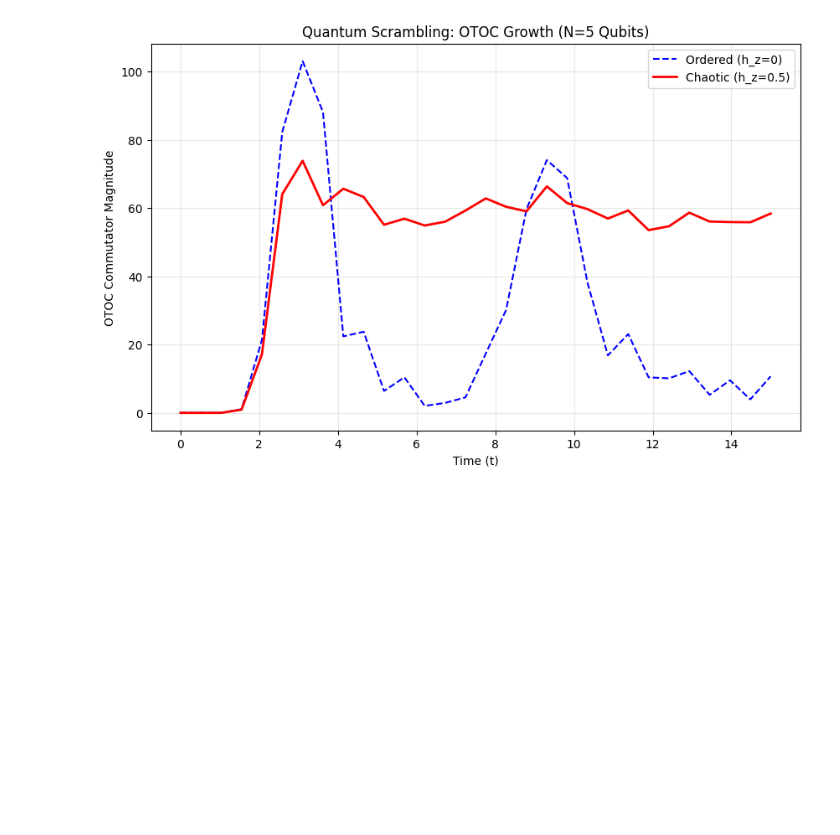
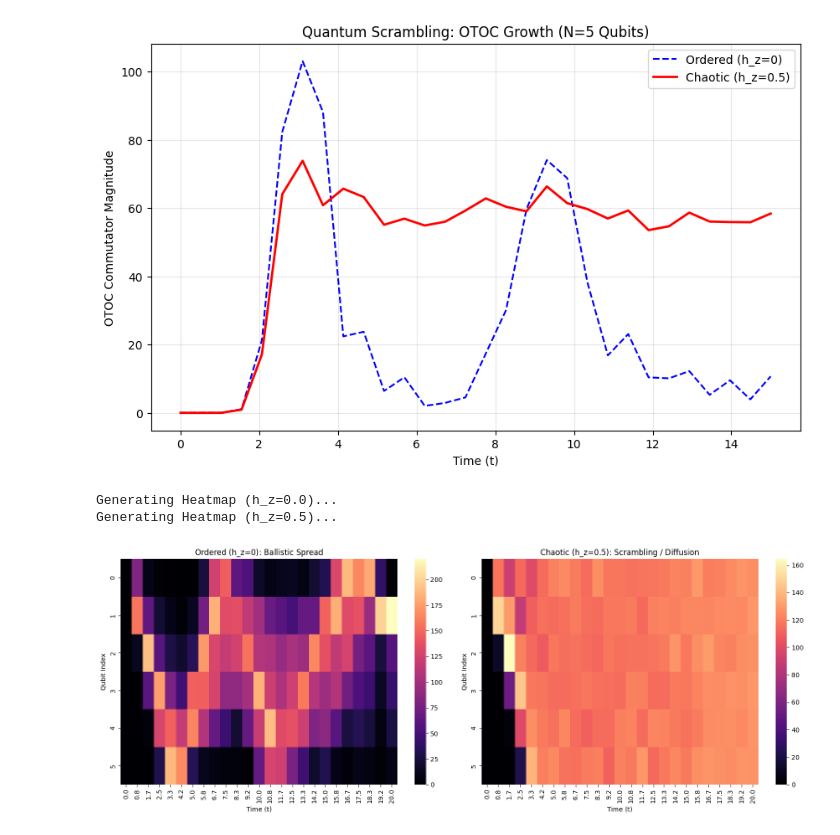
Before and after one commit to deltorobarba/science, a Jupyter notebook: schroedinger.ipynb, the cells around one changed output. Saved outputs shown, nothing was run; the diff lists cells and outputs as text; code cells hidden in the pictures; blank space fills up the shorter version.

```diff
--- a/schroedinger.ipynb
+++ b/schroedinger.ipynb
@@ -790,3 +790,82 @@ plt.show()
 Simulating: h_x=1.0, h_z=0.0...
 Simulating: h_x=1.0, h_z=0.5...
 [figure]
+# %%
+import cirq
+import numpy as np
+import matplotlib.pyplot as plt
+import seaborn as sns
+
+def calculate_otoc_heatmap(num_qubits, h_x, h_z, t_max, t_steps):
+    """
+    Calculates OTOC for all qubits over time to visualize the Light Cone.
+    """
+    qubits = cirq.LineQubit.range(num_qubits)
+    times = np.linspace(0, t_max, t_steps)
+    # Matrix to store results: Rows = Qubits, Cols = Time
+    heatmap_data = np.zeros((num_qubits, t_steps))
+
+    # V is always X on the first qubit (The "Butterfly")
+    op_list_V = [np.eye(2)] * num_qubits
+    op_list_V[0] = np.array([[0, 1], [1, 0]]) # Pauli X
+    V = op_list_V[0]
+    for i in range(1, num_qubits):
+        V = np.kron(V, op_list_V[i])
+
+    print(f"Generating Heatmap (h_z={h_z})...")
+
+    for t_idx, t in enumerate(times):
+        if t == 0: continue
+
+        # Get the global Unitary for this time point
+        U = get_unitary_from_circuit(qubits, t, h_x, h_z) # Using previous function
+        U_dag = U.conj().T
+
+        # Calculate OTOC for each qubit j as the "Probe"
+        for j in range(num_qubits):
+            # W is Z on qubit j
+            op_list_W = [np.eye(2)] * num_qubits
+            op_list_W[j] = np.array([[1, 0], [0, -1]]) # Pauli Z
+
+            # Construct W matrix
+            W = op_list_W[0]
+            for k in range(1, num_qubits):
+                W = np.kron(W, op_list_W[k])
+
+            # Heisenberg evolution: W(t) = U^dag * W * U
+            W_t = U_dag @ W @ U
+
+            # Commutator magnitude
+            commutator = W_t @ V - V @ W_t
+            heatmap_data[j, t_idx] = np.linalg.norm(commutator) ** 2
+
+    return times, heatmap_data
+
+# --- Execution ---
+n_qubits = 6 # Kept small for simulation speed
+t_max = 20.0
+t_steps = 25
+
+# Generate data for Chaotic vs Ordered
+_, data_ordered = calculate_otoc_heatmap(n_qubits, 1.0, 0.0, t_max, t_steps)
+times, data_chaotic = calculate_otoc_heatmap(n_qubits, 1.0, 0.5, t_max, t_steps)
+
+# --- Plotting ---
+fig, (ax1, ax2) = plt.subplots(1, 2, figsize=(16, 6))
+
+sns.heatmap(data_ordered, ax=ax1, cmap='magma', xticklabels=np.round(times, 1))
+ax1.set_title("Ordered (h_z=0): Ballistic Spread")
+ax1.set_xlabel("Time (t)")
+ax1.set_ylabel("Qubit Index")
+
+sns.heatmap(data_chaotic, ax=ax2, cmap='magma', xticklabels=np.round(times, 1))
+ax2.set_title("Chaotic (h_z=0.5): Scrambling / Diffusion")
+ax2.set_xlabel("Time (t)")
+ax2.set_ylabel("Qubit Index")
+
+plt.tight_layout()
+plt.show()
+# %% [output]
+Generating Heatmap (h_z=0.0)...
+Generating Heatmap (h_z=0.5)...
+[figure, added]
```
Also changed, not shown: parts of 1 cell of this notebook.
